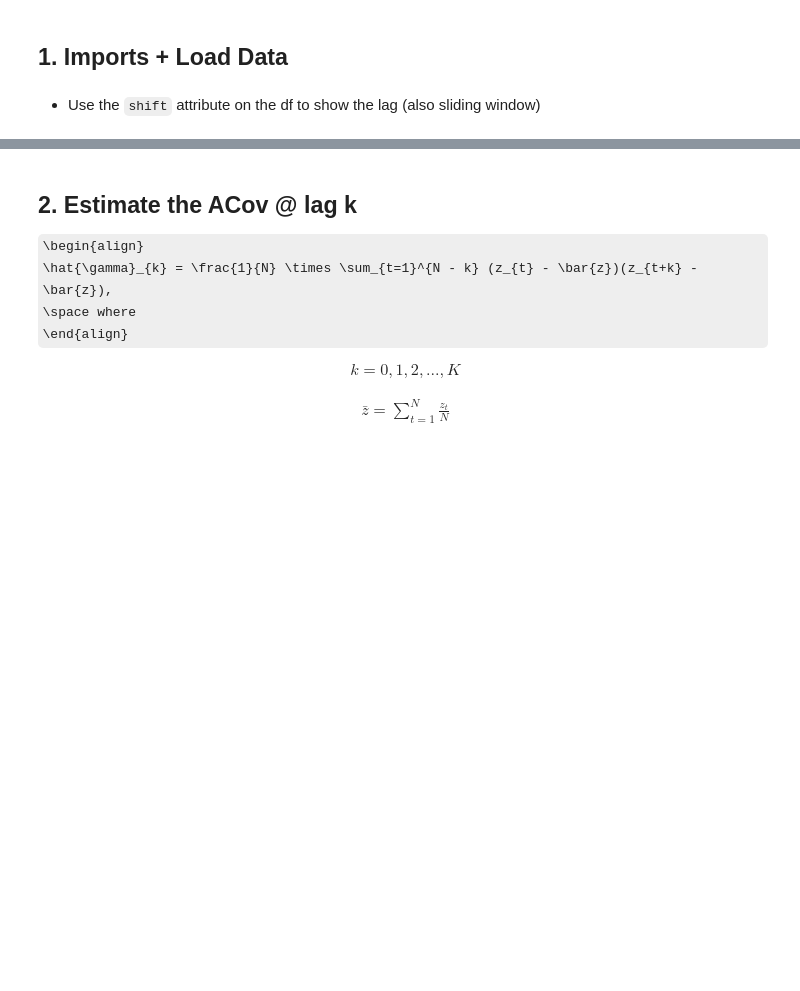
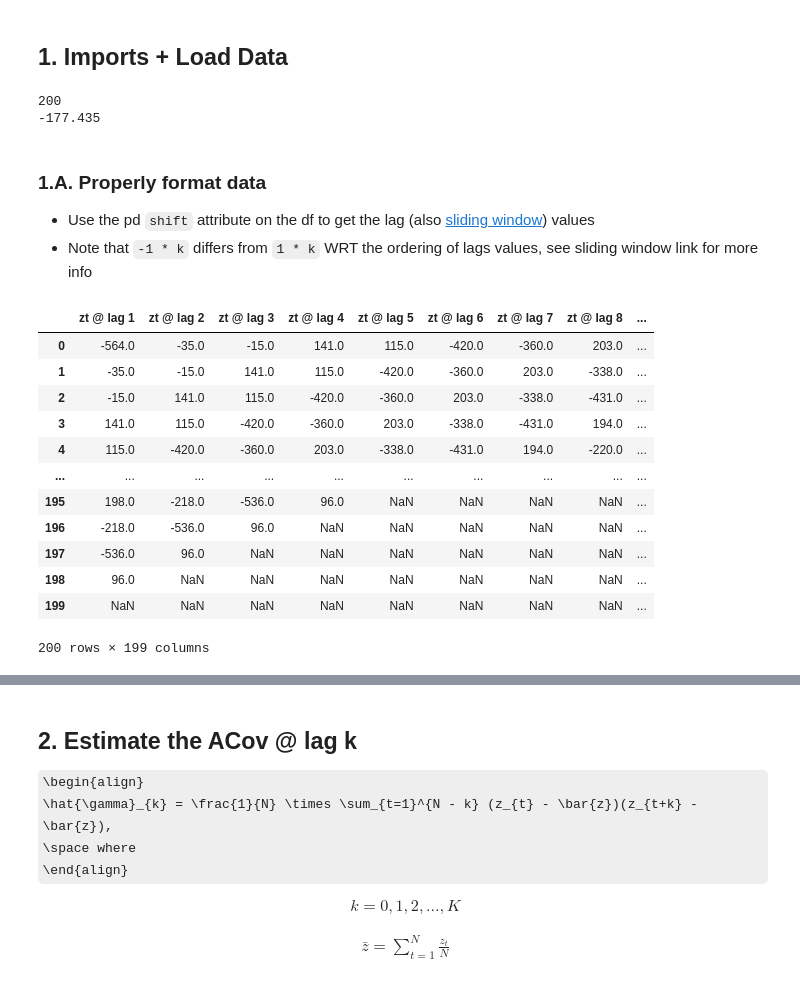
Before and after one commit to Brinkley97/book-forecasting_and_control, a Jupyter notebook: part_1/2-autocorrelation_func_and_spectrum_of_stationary_process/exercises/2.4.3.ipynb, the cells around one changed output, grey strips where cells are left out. Drawn from its saved outputs; the diff is of its cells as text; code cells hidden in the pictures; some formulas as TeX source; blank space fills up the shorter version.

```diff
--- a/part_1/2-autocorrelation_func_and_spectrum_of_stationary_process/exercises/2.4.3.ipynb
+++ b/part_1/2-autocorrelation_func_and_spectrum_of_stationary_process/exercises/2.4.3.ipynb
@@ -26,28 +28,66 @@ import numpy as np
 # %%
 lew_data = pd.read_csv("lewDataset.csv")
 # lew_data
+# %%
+N = len(lew_data)
+print(N)
+
+sample_mean = lew_data.iloc[0:, 0].mean()
+print(sample_mean)
+# %% [output]
+200
+-177.435
 # %% [markdown]
-- Use the `shift` attribute on the df to show the lag (also sliding window)
+### 1.A. Properly format data
+- Use the pd `shift` attribute on the df to get the lag (also [sliding window](https://github.com/Brinkley97/book-intro_to_tsf_with_python/blob/main/5-basic_feature_engineering.ipynb)) values
+- Note that `-1 * k` differs from `1 * k` WRT the ordering of lags values, see sliding window link for more info
 # %%
-def create_df(df, k):
+def create_lag_values(df, N):
     """
+    Parameters:
+    df -- pd df (dataset)
+    N -- int (length of df)
+
+    Return:
+    lag_values -- list (lags)
+    lag_col_names -- list (column names with lag, respectively)
     """
 
-    new_df = []
-    for i in range(1, k):
+    lag_values = []
+    lag_col_names = []
 
-        lag = (-1 * i)
+    for k in range(1, N):
 
-        new_df.append(df.shift(lag))
-        lag -= 1
-    return new_df
+        lag = -1 * k
+        lag_values.append(df.shift(lag))
+        new_col_name = "zt @ lag " + str(k)
+        lag_col_names.append(new_col_name)
+
+    return lag_values, lag_col_names
 # %%
 test_data = pd.DataFrame([100, 200, 300, 400, 500])
-test_data
-# k = len(test_data)
-k = len(lew_data)
-# k = 8
-# created_df = create_df(test_data, k)
-created_df = create_df(lew_data, k)
-# np.shape(created_df), created_df
+test_N = len(test_data)
+test_sample_mean = test_data.mean()
+# test_lag_ks, lag_cols = create_lag_values(test_data, test_N)
+# test_lag_ks_df = pd.concat(test_lag_ks, axis=1)
+# test_lag_ks_df
+
+lag_ks, lag_cols = create_lag_values(lew_data, N)
+lag_ks_df = pd.concat(lag_ks, axis=1)
+lag_ks_df.columns=[lag_cols]
+lag_ks_df
+# %% [output]
+|  | zt @ lag 1 | zt @ lag 2 | zt @ lag 3 | zt @ lag 4 | zt @ lag 5 | zt @ lag 6 | zt @ lag 7 | zt @ lag 8 | ... |
+| 0 | -564.0 | -35.0 | -15.0 | 141.0 | 115.0 | -420.0 | -360.0 | 203.0 | ... |
+| 1 | -35.0 | -15.0 | 141.0 | 115.0 | -420.0 | -360.0 | 203.0 | -338.0 | ... |
+| 2 | -15.0 | 141.0 | 115.0 | -420.0 | -360.0 | 203.0 | -338.0 | -431.0 | ... |
+| 3 | 141.0 | 115.0 | -420.0 | -360.0 | 203.0 | -338.0 | -431.0 | 194.0 | ... |
+| 4 | 115.0 | -420.0 | -360.0 | 203.0 | -338.0 | -431.0 | 194.0 | -220.0 | ... |
+| ... | ... | ... | ... | ... | ... | ... | ... | ... | ... |
+| 195 | 198.0 | -218.0 | -536.0 | 96.0 | NaN | NaN | NaN | NaN | ... |
+| 196 | -218.0 | -536.0 | 96.0 | NaN | NaN | NaN | NaN | NaN | ... |
+| 197 | -536.0 | 96.0 | NaN | NaN | NaN | NaN | NaN | NaN | ... |
+| 198 | 96.0 | NaN | NaN | NaN | NaN | NaN | NaN | NaN | ... |
+| 199 | NaN | NaN | NaN | NaN | NaN | NaN | NaN | NaN | ... |
+200 rows × 199 columns
 # %%
```
Also changed, not shown: parts of 11 cells of this notebook.
